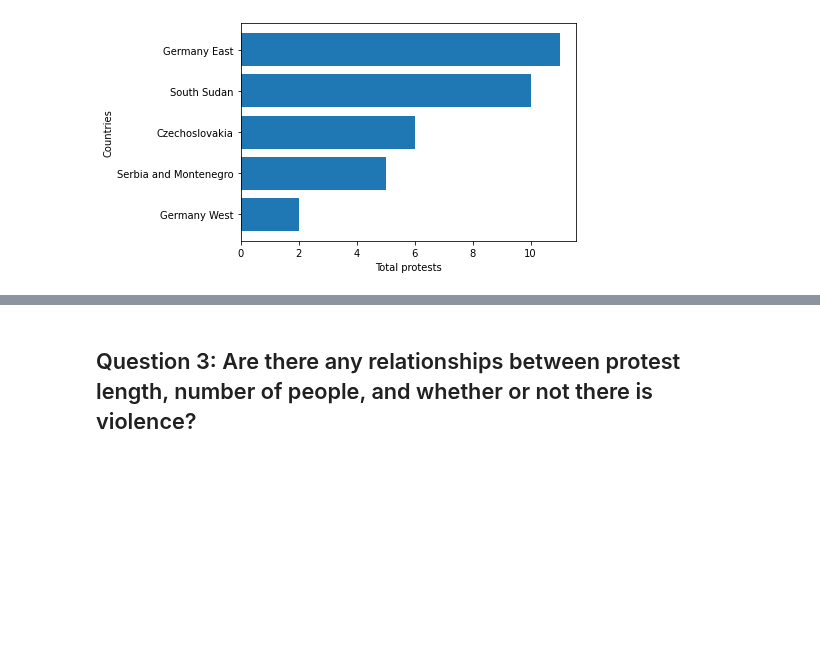
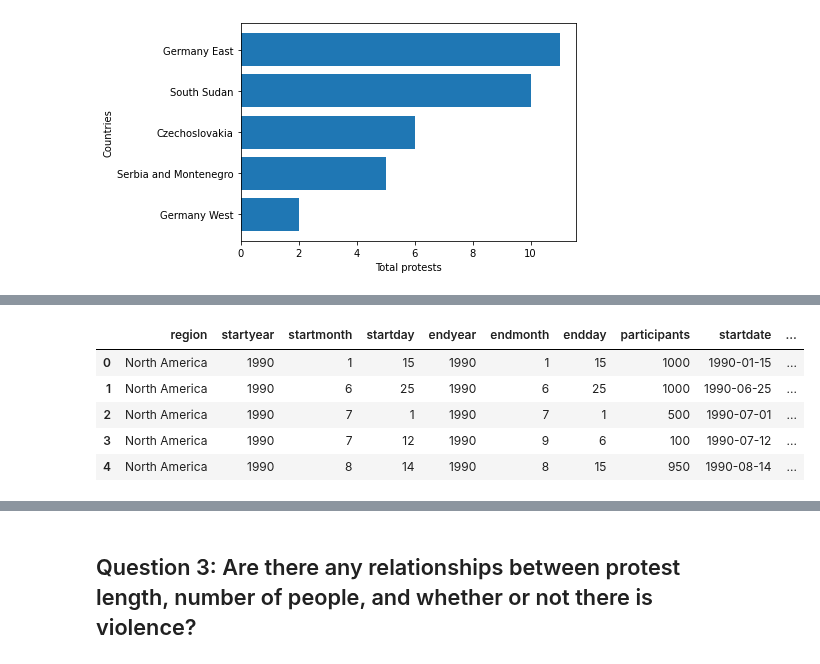
Before and after one commit to UNC-Libraries-data/Python, a Jupyter notebook: Jupyter/Pandas.ipynb, the cells around one changed output, grey strips where cells are left out. Cells and saved outputs as stored; diff of their text form; code cells hidden in the pictures; blank space fills up the shorter version.

```diff
--- a/Jupyter/Pandas.ipynb
+++ b/Jupyter/Pandas.ipynb
@@ -425,0 +428,6 @@ Text(0.5, 0, 'Total protests')
+# %%
+Q3 = protests[["region",
+               "startyear", "startmonth", "startday",
+               "endyear", "endmonth", "endday",
+               "participants"]].copy()
+Q3.info()
@@ -425,0 +519,12 @@ Text(0.5, 0, 'Total protests')
+# %%
+#subtract start date from end date and show the result as number of days
+Q3["protestlength"] = Q3["enddate"] - Q3["startdate"]
+Q3["protestlength"] = Q3["protestlength"].dt.days
+Q3.head()
+# %% [output]
+|  | region | startyear | startmonth | startday | endyear | endmonth | endday | participants | startdate | ... |
+| 0 | North America | 1990 | 1 | 15 | 1990 | 1 | 15 | 1000 | 1990-01-15 | ... |
+| 1 | North America | 1990 | 6 | 25 | 1990 | 6 | 25 | 1000 | 1990-06-25 | ... |
+| 2 | North America | 1990 | 7 | 1 | 1990 | 7 | 1 | 500 | 1990-07-01 | ... |
+| 3 | North America | 1990 | 7 | 12 | 1990 | 9 | 6 | 100 | 1990-07-12 | ... |
+| 4 | North America | 1990 | 8 | 14 | 1990 | 8 | 15 | 950 | 1990-08-14 | ... |
```
Also changed, not shown: parts of 8 cells of this notebook, 1 other file.
